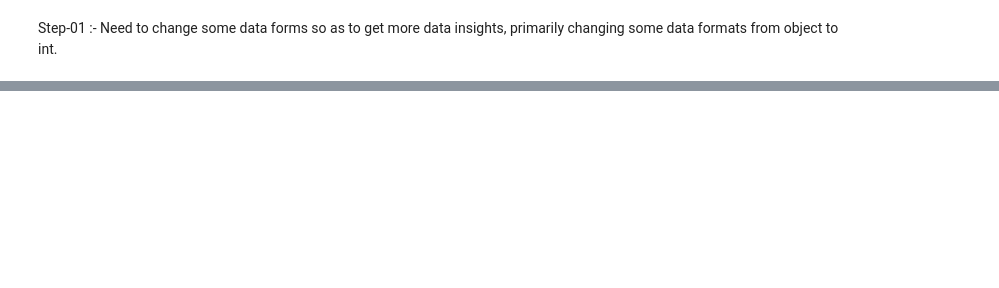
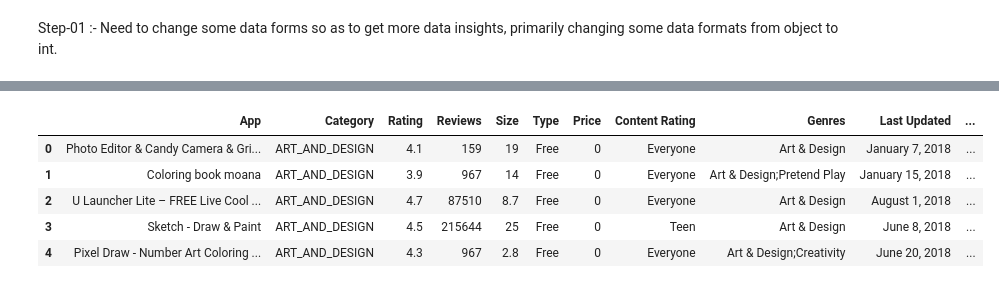
Before and after one commit to Kaustubh-Amare/-EDA_CAPSTONE_Playstore_-_Userdata, a Jupyter notebook: playstore_data_analysis_kau.ipynb, the cells around one changed output, grey strips where cells are left out. Cells and saved outputs as stored; diff of their text form; code cells hidden in the pictures; blank space fills up the shorter version.

```diff
--- a/playstore_data_analysis_kau.ipynb
+++ b/playstore_data_analysis_kau.ipynb
@@ -51,0 +204,5 @@ primarily changing some data formats from object to int.
+# %%
+# working on size column
+
+for size in wk_ps_df['Size'].unique():
+  print(size)                                 # there is various kind of format in data, need a funtion to homoginize it.
@@ -51,0 +227,31 @@ primarily changing some data formats from object to int.
+# %%
+def size_formatting(size):
+  if size[-1]== 'M':
+    size= size[:-1]
+    return size
+    # print(size)
+
+  elif size[-1]=='k':
+    size= float(size[:-1])/1024
+    return size
+    # print(size)
+
+  elif size=='1,000+':
+    size= 1.0
+    return size
+    # print (size)
+
+  else:
+    size= np.nan
+    return size
+# %%
+wk_ps_df['Size']= wk_ps_df['Size'].apply(size_formatting)
+# %%
+wk_ps_df.head()
+# %% [output]
+|  | App | Category | Rating | Reviews | Size | Type | Price | Content Rating | Genres | Last Updated | ... |
+| 0 | Photo Editor & Candy Camera & Gri... | ART_AND_DESIGN | 4.1 | 159 | 19 | Free | 0 | Everyone | Art & Design | January 7, 2018 | ... |
+| 1 | Coloring book moana | ART_AND_DESIGN | 3.9 | 967 | 14 | Free | 0 | Everyone | Art & Design;Pretend Play | January 15, 2018 | ... |
+| 2 | U Launcher Lite – FREE Live Cool ... | ART_AND_DESIGN | 4.7 | 87510 | 8.7 | Free | 0 | Everyone | Art & Design | August 1, 2018 | ... |
+| 3 | Sketch - Draw & Paint | ART_AND_DESIGN | 4.5 | 215644 | 25 | Free | 0 | Teen | Art & Design | June 8, 2018 | ... |
+| 4 | Pixel Draw - Number Art Coloring ... | ART_AND_DESIGN | 4.3 | 967 | 2.8 | Free | 0 | Everyone | Art & Design;Creativity | June 20, 2018 | ... |
```
Also changed, not shown: parts of 29 cells of this notebook.
